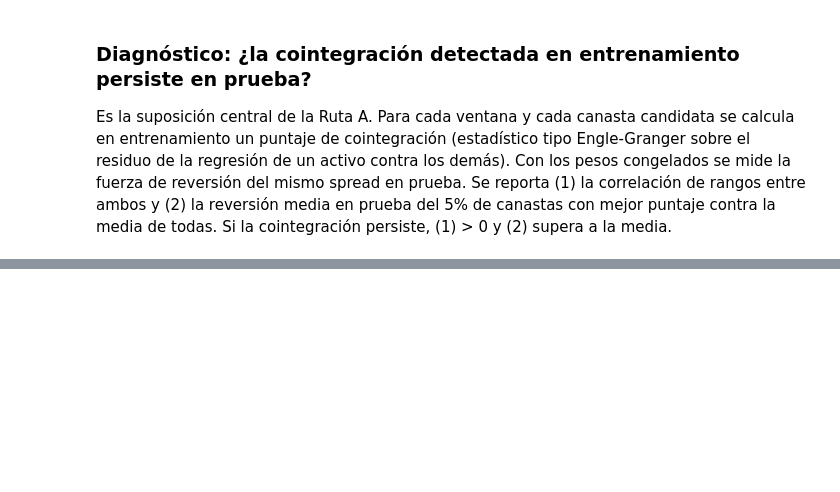
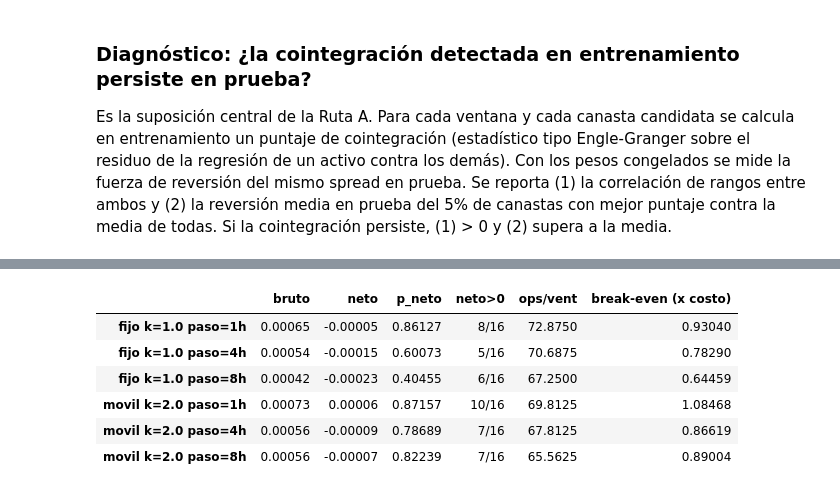
Before and after one commit to SamuOropeza/Investigacion_PCNM, a Jupyter notebook: Amplitud.ipynb, the cells around one changed output, grey strips where cells are left out. Saved outputs shown, nothing was run; the diff lists cells and outputs as text; code cells hidden in the pictures; blank space fills up the shorter version.

```diff
--- a/Amplitud.ipynb
+++ b/Amplitud.ipynb
@@ -418,0 +875,15 @@ Reversión media en prueba: top 5% = 0.01712 vs. todas = 0.01215 (diferencia p =
+# %%
+filas = []
+for centro, (k, e) in (('fijo', (1.0, 0.0)), ('movil', (2.0, 0.0))):
+    for paso in (1, 4, 8):
+        r = run_ruta_A(data, seleccion, centro, 'fixed', retraso=1, paso=paso, fixed_ke=(k, e))
+        filas.append(summarize(r, f'{centro} k={k} paso={paso}h'))
+display(pd.DataFrame(filas)[['bruto', 'neto', 'p_neto', 'neto>0', 'ops/vent', 'break-even (x costo)']].round(5))
+# %% [output]
+|  | bruto | neto | p_neto | neto>0 | ops/vent | break-even (x costo) |
+| fijo k=1.0 paso=1h | 0.00065 | -0.00005 | 0.86127 | 8/16 | 72.8750 | 0.93040 |
+| fijo k=1.0 paso=4h | 0.00054 | -0.00015 | 0.60073 | 5/16 | 70.6875 | 0.78290 |
+| fijo k=1.0 paso=8h | 0.00042 | -0.00023 | 0.40455 | 6/16 | 67.2500 | 0.64459 |
+| movil k=2.0 paso=1h | 0.00073 | 0.00006 | 0.87157 | 10/16 | 69.8125 | 1.08468 |
+| movil k=2.0 paso=4h | 0.00056 | -0.00009 | 0.78689 | 7/16 | 67.8125 | 0.86619 |
+| movil k=2.0 paso=8h | 0.00056 | -0.00007 | 0.82239 | 7/16 | 65.5625 | 0.89004 |
```
Also changed, not shown: parts of 33 cells of this notebook, 1 other file.
